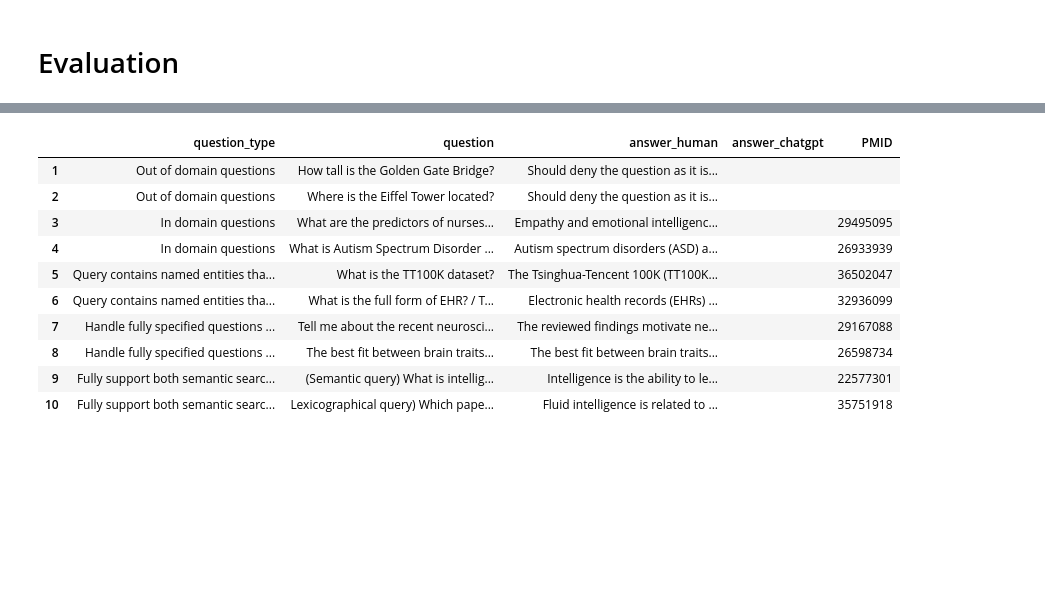
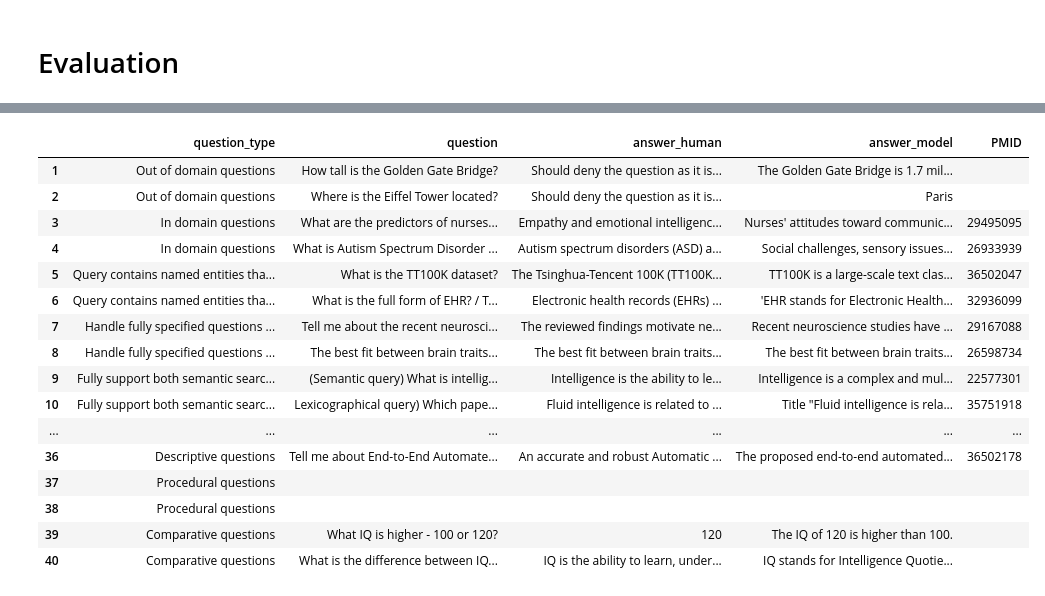
Before and after one commit to KennyLoRI/pubMedNLP, a Jupyter notebook: kedronlp/notebooks/Evaluation.ipynb, the cells around one changed output, grey strips where cells are left out. Cells and saved outputs as stored; diff of their text form; code cells hidden in the pictures; blank space fills up the shorter version.

Commit message:
Generated responses to all evaluation queries from model for further evaluation

```diff
--- a/kedronlp/notebooks/Evaluation.ipynb
+++ b/kedronlp/notebooks/Evaluation.ipynb
@@ -176,20 +246,25 @@ data = {
 # %%
 import pandas as pd
 
 df = pd.DataFrame(data)
-df.insert(loc=df.columns.get_loc("answer_human") + 1, column="answer_chatgpt", value="")
 df.index += 1
 
-df.head(10)
+df.head(40)
 # %% [output]
-|  | question_type | question | answer_human | answer_chatgpt | PMID |
-| 1 | Out of domain questions | How tall is the Golden Gate Bridge? | Should deny the question as it is... |  |  |
-| 2 | Out of domain questions | Where is the Eiffel Tower located? | Should deny the question as it is... |  |  |
-| 3 | In domain questions | What are the predictors of nurses... | Empathy and emotional intelligenc... |  | 29495095 |
-| 4 | In domain questions | What is Autism Spectrum Disorder ... | Autism spectrum disorders (ASD) a... |  | 26933939 |
-| 5 | Query contains named entities tha... | What is the TT100K dataset? | The Tsinghua-Tencent 100K (TT100K... |  | 36502047 |
-| 6 | Query contains named entities tha... | What is the full form of EHR? / T... | Electronic health records (EHRs) ... |  | 32936099 |
-| 7 | Handle fully specified questions ... | Tell me about the recent neurosci... | The reviewed findings motivate ne... |  | 29167088 |
-| 8 | Handle fully specified questions ... | The best fit between brain traits... | The best fit between brain traits... |  | 26598734 |
-| 9 | Fully support both semantic searc... | (Semantic query) What is intellig... | Intelligence is the ability to le... |  | 22577301 |
-| 10 | Fully support both semantic searc... | Lexicographical query) Which pape... | Fluid intelligence is related to ... |  | 35751918 |
+|  | question_type | question | answer_human | answer_model | PMID |
+| 1 | Out of domain questions | How tall is the Golden Gate Bridge? | Should deny the question as it is... | The Golden Gate Bridge is 1.7 mil... |  |
+| 2 | Out of domain questions | Where is the Eiffel Tower located? | Should deny the question as it is... | Paris |  |
+| 3 | In domain questions | What are the predictors of nurses... | Empathy and emotional intelligenc... | Nurses' attitudes toward communic... | 29495095 |
+| 4 | In domain questions | What is Autism Spectrum Disorder ... | Autism spectrum disorders (ASD) a... | Social challenges, sensory issues... | 26933939 |
+| 5 | Query contains named entities tha... | What is the TT100K dataset? | The Tsinghua-Tencent 100K (TT100K... | TT100K is a large-scale text clas... | 36502047 |
+| 6 | Query contains named entities tha... | What is the full form of EHR? / T... | Electronic health records (EHRs) ... | 'EHR stands for Electronic Health... | 32936099 |
+| 7 | Handle fully specified questions ... | Tell me about the recent neurosci... | The reviewed findings motivate ne... | Recent neuroscience studies have ... | 29167088 |
+| 8 | Handle fully specified questions ... | The best fit between brain traits... | The best fit between brain traits... | The best fit between brain traits... | 26598734 |
+| 9 | Fully support both semantic searc... | (Semantic query) What is intellig... | Intelligence is the ability to le... | Intelligence is a complex and mul... | 22577301 |
+| 10 | Fully support both semantic searc... | Lexicographical query) Which pape... | Fluid intelligence is related to ... | Title "Fluid intelligence is rela... | 35751918 |
+| ... | ... | ... | ... | ... | ... |
+| 36 | Descriptive questions | Tell me about End-to-End Automate... | An accurate and robust Automatic ... | The proposed end-to-end automated... | 36502178 |
+| 37 | Procedural questions |  |  |  |  |
+| 38 | Procedural questions |  |  |  |  |
+| 39 | Comparative questions | What IQ is higher - 100 or 120? | 120 | The IQ of 120 is higher than 100. |  |
+| 40 | Comparative questions | What is the difference between IQ... | IQ is the ability to learn, under... | IQ stands for Intelligence Quotie... |  |
```
Also changed, not shown: parts of 2 cells of this notebook, 2 other files.
